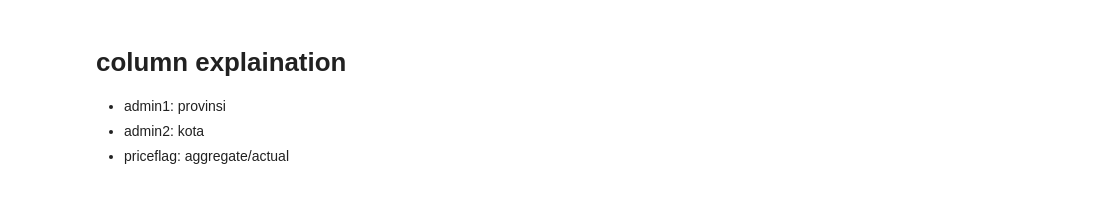
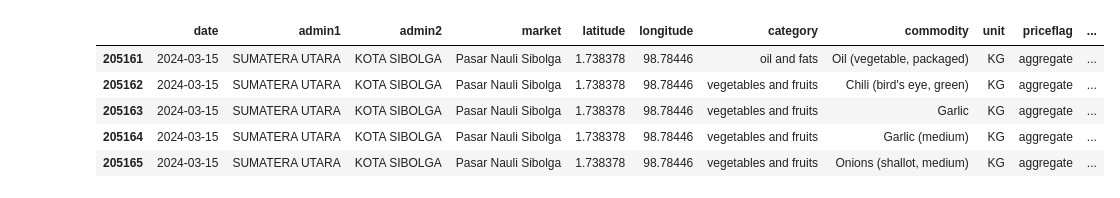
Before and after one commit to albarpambagio/foodprice-forecasting, a Jupyter notebook: food_price_forecasting.ipynb, the cells around one changed output. Cells and saved outputs as stored; diff of their text form; code cells hidden in the pictures.

```diff
--- a/food_price_forecasting.ipynb
+++ b/food_price_forecasting.ipynb
@@ -25,7 +39,9 @@ Name: count, dtype: int64
-# %% [markdown]
-# column explaination
-
-
-*   admin1: provinsi
-*   admin2: kota
-*   priceflag: aggregate/actual
+# %%
+df.tail()
+# %% [output]
+|  | date | admin1 | admin2 | market | latitude | longitude | category | commodity | unit | priceflag | ... |
+| 205161 | 2024-03-15 | SUMATERA UTARA | KOTA SIBOLGA | Pasar Nauli Sibolga | 1.738378 | 98.78446 | oil and fats | Oil (vegetable, packaged) | KG | aggregate | ... |
+| 205162 | 2024-03-15 | SUMATERA UTARA | KOTA SIBOLGA | Pasar Nauli Sibolga | 1.738378 | 98.78446 | vegetables and fruits | Chili (bird's eye, green) | KG | aggregate | ... |
+| 205163 | 2024-03-15 | SUMATERA UTARA | KOTA SIBOLGA | Pasar Nauli Sibolga | 1.738378 | 98.78446 | vegetables and fruits | Garlic | KG | aggregate | ... |
+| 205164 | 2024-03-15 | SUMATERA UTARA | KOTA SIBOLGA | Pasar Nauli Sibolga | 1.738378 | 98.78446 | vegetables and fruits | Garlic (medium) | KG | aggregate | ... |
+| 205165 | 2024-03-15 | SUMATERA UTARA | KOTA SIBOLGA | Pasar Nauli Sibolga | 1.738378 | 98.78446 | vegetables and fruits | Onions (shallot, medium) | KG | aggregate | ... |
```
Also changed, not shown: parts of 52 cells of this notebook.
